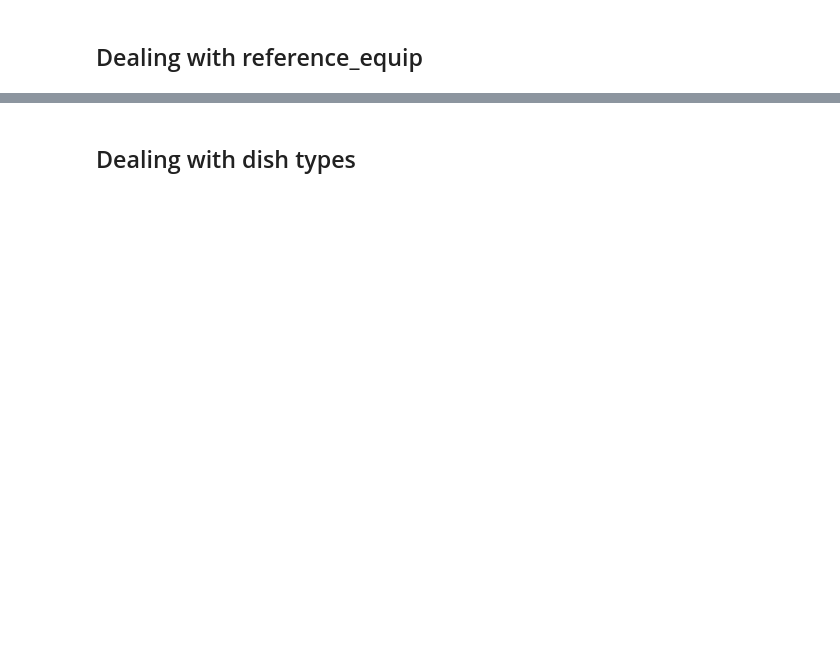
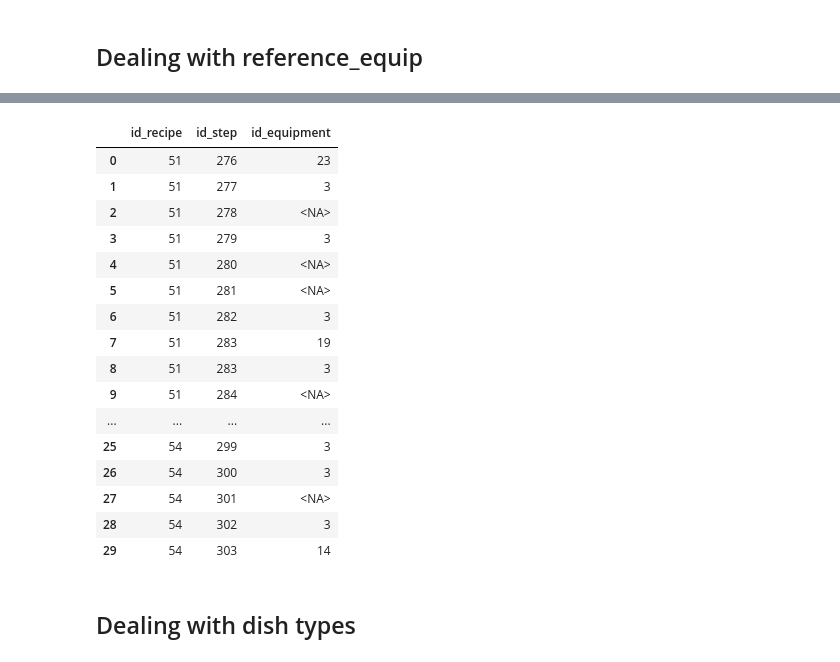
Before and after one commit to Maryem6/ETL-Python-PostgreSQL, a Jupyter notebook: ETLpythonproject.ipynb, the cells around one changed output, grey strips where cells are left out. Cells and saved outputs as stored; diff of their text form; code cells hidden in the pictures; blank space fills up the shorter version.

```diff
--- a/ETLpythonproject.ipynb
+++ b/ETLpythonproject.ipynb
@@ -1340,3 +1701,23 @@ memory usage: 19.3 KB
+# %%
+dfreference_equip.head(30)
+# %% [output]
+|  | id_recipe | id_step | id_equipment |
+| 0 | 51 | 276 | 23 |
+| 1 | 51 | 277 | 3 |
+| 2 | 51 | 278 | <NA> |
+| 3 | 51 | 279 | 3 |
+| 4 | 51 | 280 | <NA> |
+| 5 | 51 | 281 | <NA> |
+| 6 | 51 | 282 | 3 |
+| 7 | 51 | 283 | 19 |
+| 8 | 51 | 283 | 3 |
+| 9 | 51 | 284 | <NA> |
+| ... | ... | ... | ... |
+| 25 | 54 | 299 | 3 |
+| 26 | 54 | 300 | 3 |
+| 27 | 54 | 301 | <NA> |
+| 28 | 54 | 302 | 3 |
+| 29 | 54 | 303 | 14 |
 # %% [markdown]
 ## Dealing with dish types
 # %%
```
Also changed, not shown: parts of 53 cells of this notebook.
